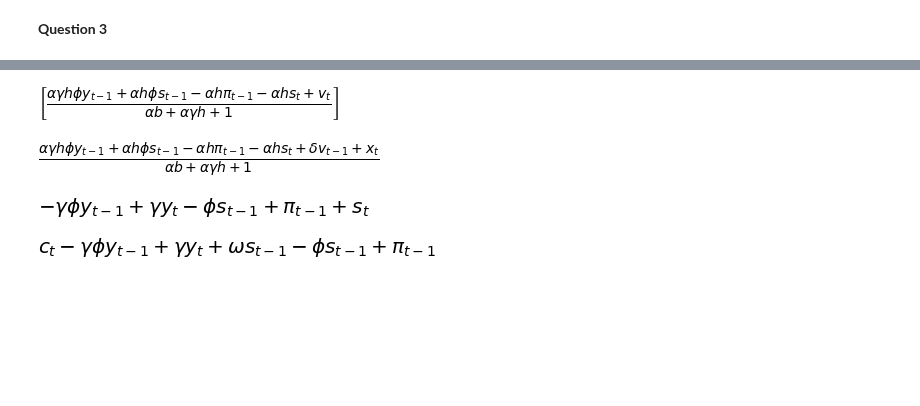
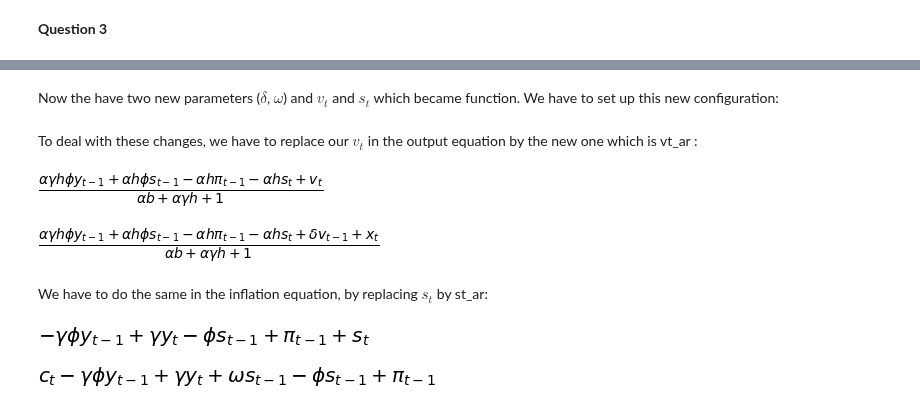
Before and after one commit to NumEconCopenhagen/projects-2019-al, a Jupyter notebook: examproject/examproject.ipynb, the cells around one changed output, grey strips where cells are left out. Saved outputs shown, nothing was run; the diff lists cells and outputs as text; code cells hidden in the pictures; blank space fills up the shorter version.

```diff
--- a/examproject/examproject.ipynb
+++ b/examproject/examproject.ipynb
@@ -157 +173,3 @@ We can summarize the effect of this disturbance as follow:
+# %% [markdown]
+Now the have two new parameters ($\delta$, $\omega$) and $v_t$ and $s_t$ which became function. We have to set up this new configuration:
 # %%
@@ -168,5 +190,8 @@ st_ar = omega*st_m1 + ct
-# %%
-eq_y
-# %% [output]
-[figure, removed]
+# %% [markdown]
+To deal with these changes, we have to replace our $v_t$ in the output equation by the new one which is vt_ar :
+# %%
+#The output equilibrium equation (our previous equation):
+eq_y[0]
+# %% [output]
+[figure, added]
 # %%
@@ -174,8 +200,11 @@ eq_y_ar = eq_y[0].subs(vt,vt_ar)
 eq_y_ar
 # %% [output]
 [figure]
-# %%
-eq_pi
-# %% [output]
-[figure, removed]
+# %% [markdown]
+We have to do the same in the inflation equation, by replacing $s_t$ by st_ar:
+# %%
+#The inflation equilibrium equation (our previous equation):
+eq_pi
+# %% [output]
+[figure, added]
 # %%
```
Also changed, not shown: parts of 17 cells of this notebook.
